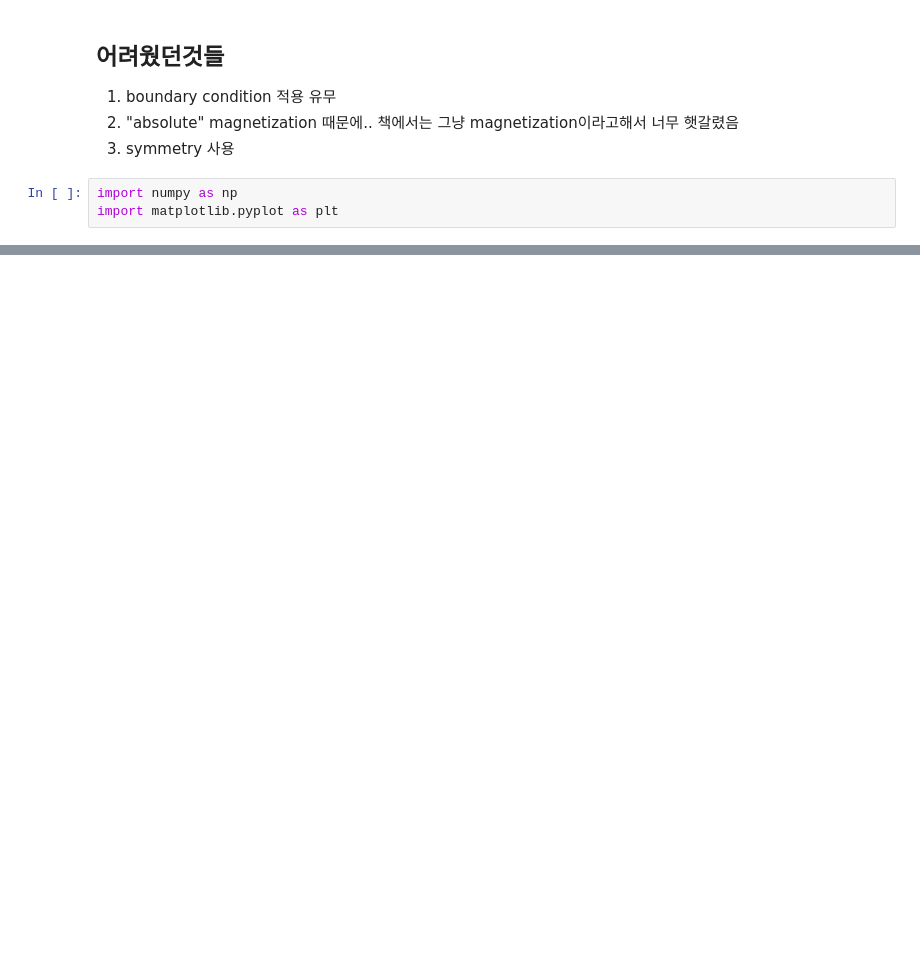
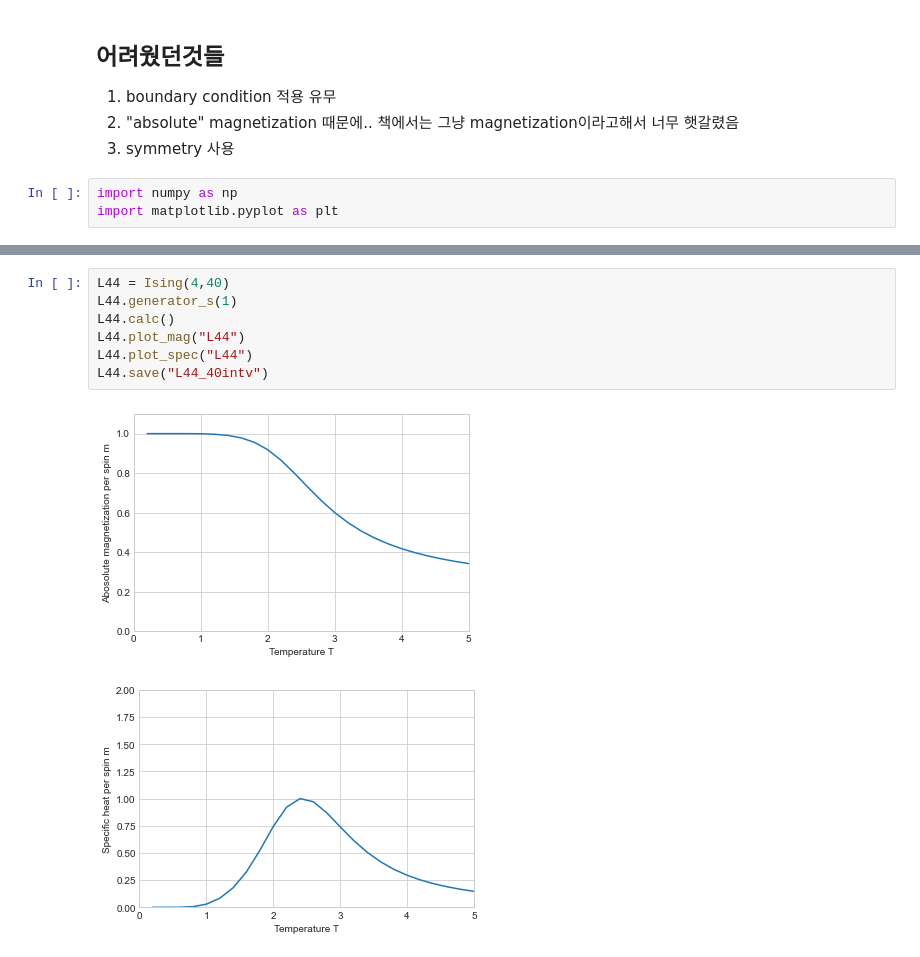
Before and after one commit to holywater2/2021F_Monte_Carlo, a Jupyter notebook: Code_F21_MonteCarlo/Newman_Barkema/python/1_Exact_Ising_Calculator.ipynb, the cells around one changed output, grey strips where cells are left out. Drawn from its saved outputs; the diff is of its cells as text; blank space fills up the shorter version.

```diff
--- a/Code_F21_MonteCarlo/Newman_Barkema/python/1_Exact_Ising_Calculator.ipynb
+++ b/Code_F21_MonteCarlo/Newman_Barkema/python/1_Exact_Ising_Calculator.ipynb
@@ -152,0 +215,10 @@ L55.plot()
+# %%
+L44 = Ising(4,40)
+L44.generator_s(1)
+L44.calc()
+L44.plot_mag("L44")
+L44.plot_spec("L44")
+L44.save("L44_40intv")
+# %% [output]
+[figure, added]
+[figure, added]
```
Also changed, not shown: parts of 9 cells of this notebook.
